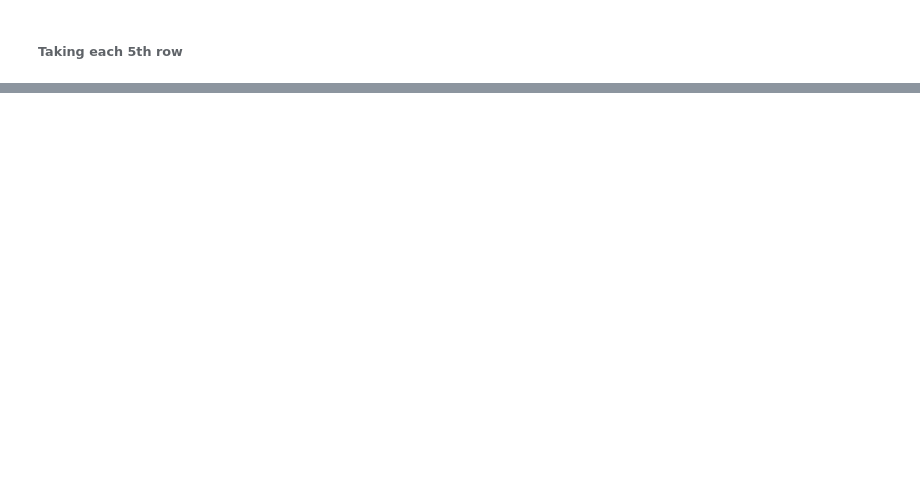
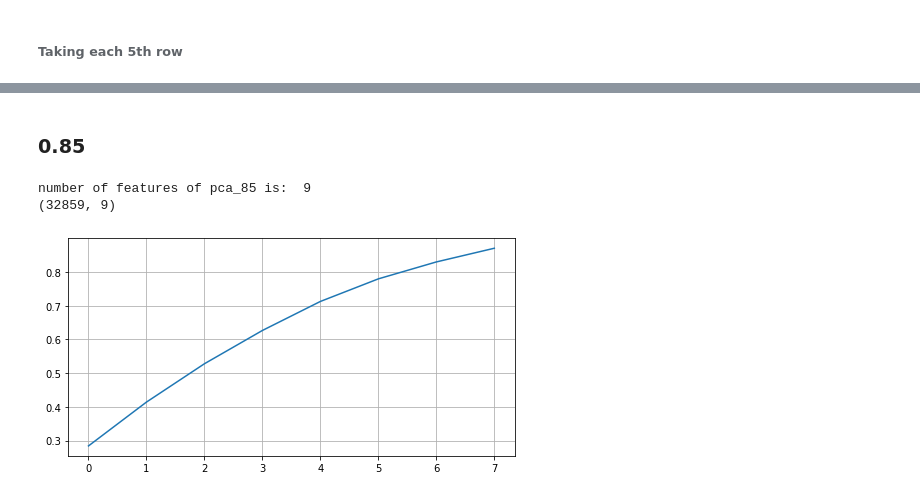
Before and after one commit to itamarKraitman/Data_Visuallization_project, a Jupyter notebook: Hands project notebook.ipynb, the cells around one changed output, grey strips where cells are left out. Cells and saved outputs as stored; diff of their text form; code cells hidden in the pictures; blank space fills up the shorter version.

Commit message:
validation predict- finish!

```diff
--- a/Hands project notebook.ipynb
+++ b/Hands project notebook.ipynb
@@ -532,0 +616,3 @@ full_data = pd.concat([spontan_final,sync_final,alone_final,right_hand])
+# %%
+full_data = full_data.drop(['Time',' Frame ID'], axis=1)
+full_validation = full_validation.drop(['Time',' Frame ID'], axis =1)
@@ -532,0 +643,8 @@ full_data = pd.concat([spontan_final,sync_final,alone_final,right_hand])
+# %%
+#train
+data = full_data.drop(['label'],axis = 1)
+target = full_data['label']
+
+#validation
+data_val = full_validation.drop(['label'], axis = 1)
+target_val = full_validation['label']
@@ -532,0 +653,4 @@ full_data = pd.concat([spontan_final,sync_final,alone_final,right_hand])
+# %%
+scaler = StandardScaler()
+data = scaler.fit_transform(data)
+val_data_scaled = scaler.transform(data_val)
@@ -532,0 +668,19 @@ full_data = pd.concat([spontan_final,sync_final,alone_final,right_hand])
+# %% [markdown]
+### 0.85
+# %%
+pca_85 = PCA(n_components=0.85)
+data_85 = pca_85.fit_transform(data)
+x_train_85, x_test_85, y_train_85, y_test_85 = train_test_split(data_85, target, test_size=0.2, random_state=0)
+
+print("number of features of pca_85 is: ",pd.DataFrame(data=data_85).columns.size)
+print(x_train_85.shape)
+# %% [output]
+number of features of pca_85 is:  9
+(32859, 9)
+# %%
+cumsum = np.cumsum(pca_85.explained_variance_ratio_)
+plt.figure(figsize=(8,4))
+plt.plot(cumsum)
+plt.grid(which = 'both')
+# %% [output]
+[figure, added]
```
Also changed, not shown: parts of 75 cells of this notebook.
